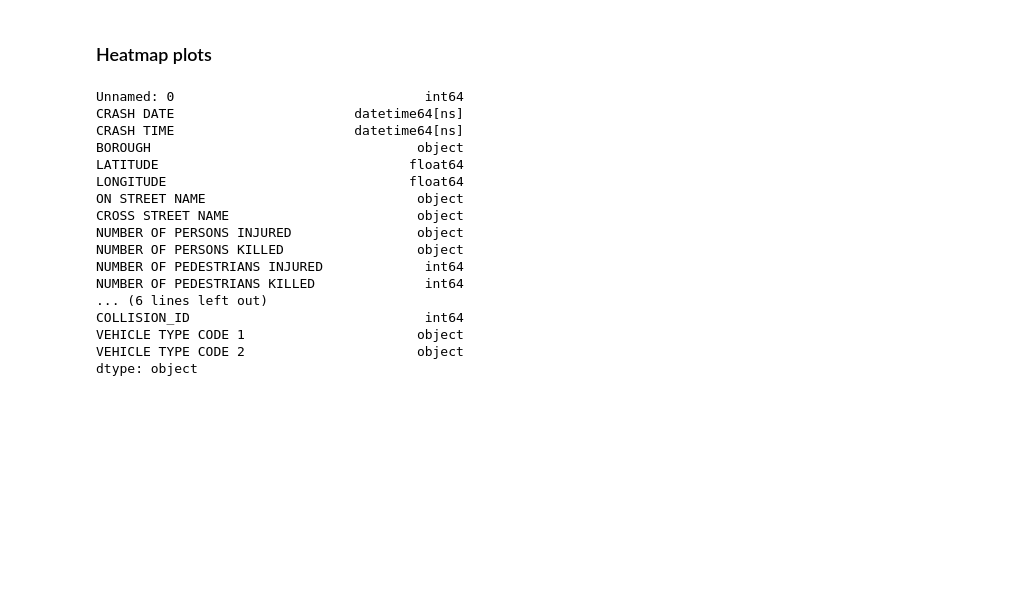
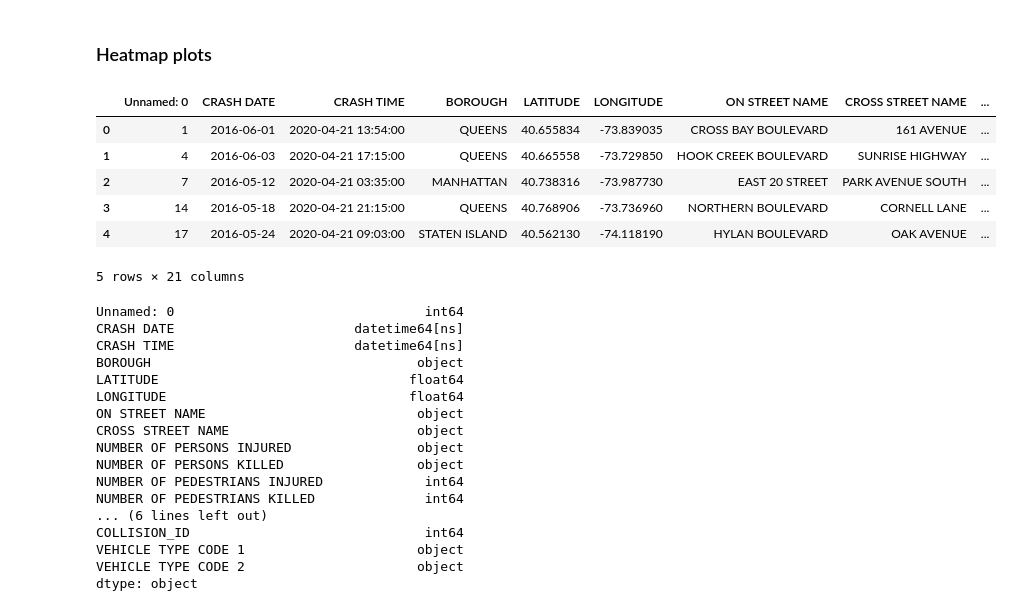
Before and after one commit to Strandgaard96/vehicle_collision_webpage, a Jupyter notebook: Magnus_final_project_crash.ipynb, the cells around one changed output. Saved outputs shown, nothing was run; the diff lists cells and outputs as text; code cells hidden in the pictures; blank space fills up the shorter version.

```diff
--- a/Magnus_final_project_crash.ipynb
+++ b/Magnus_final_project_crash.ipynb
@@ -46,6 +47,16 @@ df_crash['CRASH DATE'] = pd.to_datetime(df_crash['CRASH DATE'])
 df_crash['CRASH TIME'] = pd.to_datetime(df_crash['CRASH TIME'])
 # %% [markdown]
 ### Heatmap plots
+# %%
+df_crash.head()
+# %% [output]
+|  | Unnamed: 0 | CRASH DATE | CRASH TIME | BOROUGH | LATITUDE | LONGITUDE | ON STREET NAME | CROSS STREET NAME | ... |
+| 0 | 1 | 2016-06-01 | 2020-04-21 13:54:00 | QUEENS | 40.655834 | -73.839035 | CROSS BAY BOULEVARD | 161 AVENUE | ... |
+| 1 | 4 | 2016-06-03 | 2020-04-21 17:15:00 | QUEENS | 40.665558 | -73.729850 | HOOK CREEK BOULEVARD | SUNRISE HIGHWAY | ... |
+| 2 | 7 | 2016-05-12 | 2020-04-21 03:35:00 | MANHATTAN | 40.738316 | -73.987730 | EAST 20 STREET | PARK AVENUE SOUTH | ... |
+| 3 | 14 | 2016-05-18 | 2020-04-21 21:15:00 | QUEENS | 40.768906 | -73.736960 | NORTHERN BOULEVARD | CORNELL LANE | ... |
+| 4 | 17 | 2016-05-24 | 2020-04-21 09:03:00 | STATEN ISLAND | 40.562130 | -74.118190 | HYLAN BOULEVARD | OAK AVENUE | ... |
+5 rows × 21 columns
 # %%
 df_crash.dtypes
 # %% [output]
```
Also changed, not shown: parts of 17 cells of this notebook, 2 other files.
